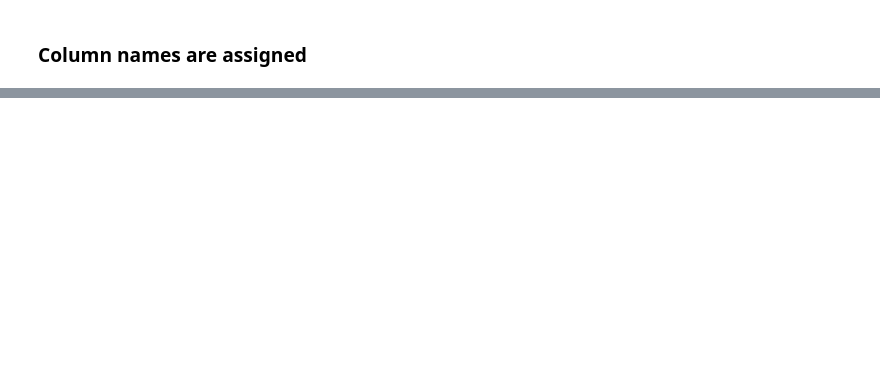
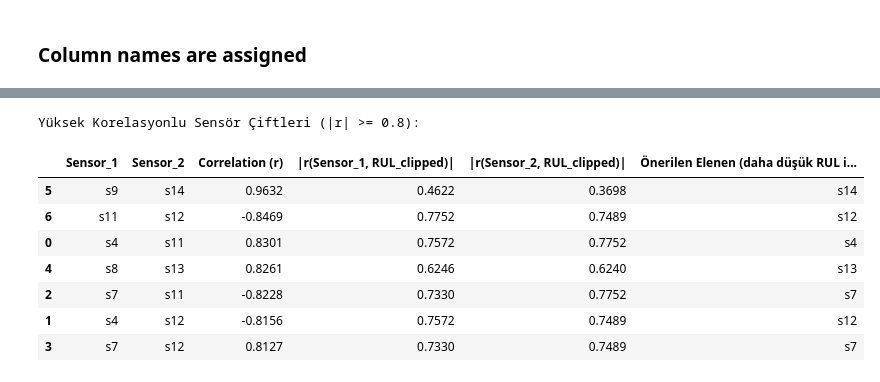
Before and after one commit to elifesin/predictive-maintenance, a Jupyter notebook: notebooks/_eda.ipynb, the cells around one changed output, grey strips where cells are left out. Drawn from its saved outputs; the diff is of its cells as text; code cells hidden in the pictures; blank space fills up the shorter version.

```diff
--- a/notebooks/_eda.ipynb
+++ b/notebooks/_eda.ipynb
@@ -54,0 +182,36 @@ df.shape
+# %%
+# 3. Multicollinearity (Çoklu Doğrusal Bağlantı) Tespiti: |r| >= 0.80 olan sensör çiftleri
+sensor_corr = df[useful_sensors].corr()
+high_corr_Threshold = 0.80
+
+pairs = []
+for i in range(len(useful_sensors)):
+    for j in range(i + 1, len(useful_sensors)):
+        s_a, s_b = useful_sensors[i], useful_sensors[j]
+        r_val = sensor_corr.loc[s_a, s_b]
+        if abs(r_val) >= high_corr_Threshold:
+            r_a_rul = abs(corr_matrix.loc[s_a, "RUL_clipped"])
+            r_b_rul = abs(corr_matrix.loc[s_b, "RUL_clipped"])
+            drop_candidate = s_b if r_a_rul >= r_b_rul else s_a
+            pairs.append({
+                "Sensor_1": s_a,
+                "Sensor_2": s_b,
+                "Correlation (r)": round(r_val, 4),
+                "|r(Sensor_1, RUL_clipped)|": round(r_a_rul, 4),
+                "|r(Sensor_2, RUL_clipped)|": round(r_b_rul, 4),
+                "Önerilen Elenen (daha düşük RUL ilişkisi)": drop_candidate
+            })
+
+high_corr_df = pd.DataFrame(pairs).sort_values(by="Correlation (r)", key=lambda s: s.abs(), ascending=False)
+print(f"Yüksek Korelasyonlu Sensör Çiftleri (|r| >= {high_corr_Threshold}):")
+display(high_corr_df)
+# %% [output]
+Yüksek Korelasyonlu Sensör Çiftleri (|r| >= 0.8):
+|  | Sensor_1 | Sensor_2 | Correlation (r) | |r(Sensor_1, RUL_clipped)| | |r(Sensor_2, RUL_clipped)| | Önerilen Elenen (daha düşük RUL i... |
+| 5 | s9 | s14 | 0.9632 | 0.4622 | 0.3698 | s14 |
+| 6 | s11 | s12 | -0.8469 | 0.7752 | 0.7489 | s12 |
+| 0 | s4 | s11 | 0.8301 | 0.7572 | 0.7752 | s4 |
+| 4 | s8 | s13 | 0.8261 | 0.6246 | 0.6240 | s13 |
+| 2 | s7 | s11 | -0.8228 | 0.7330 | 0.7752 | s7 |
+| 1 | s4 | s12 | -0.8156 | 0.7572 | 0.7489 | s12 |
+| 3 | s7 | s12 | 0.8127 | 0.7330 | 0.7489 | s7 |
```
Also changed, not shown: parts of 13 cells of this notebook.
